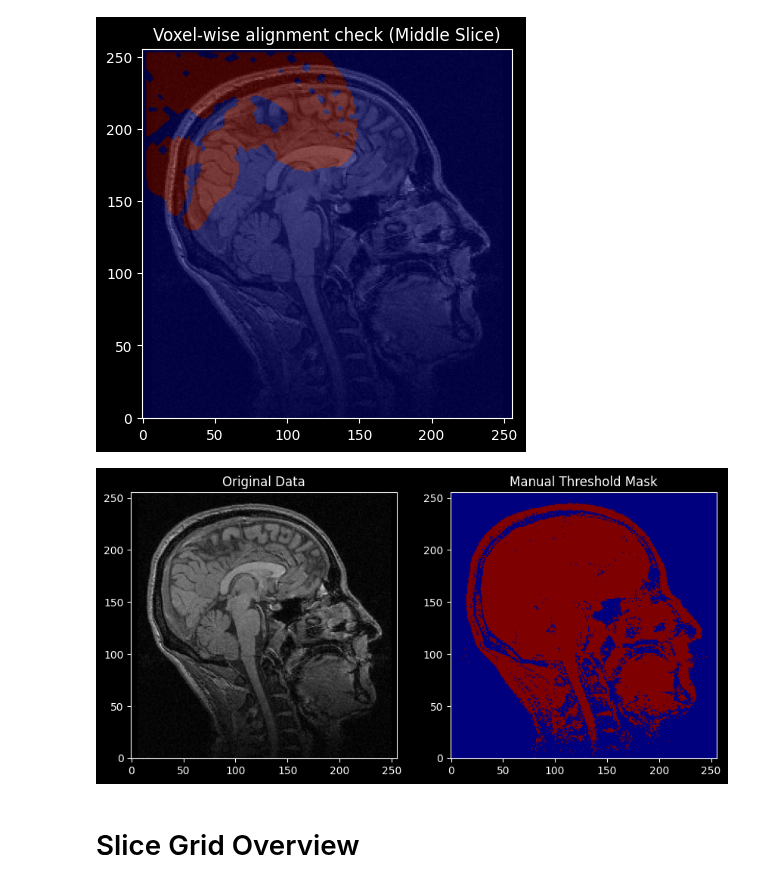
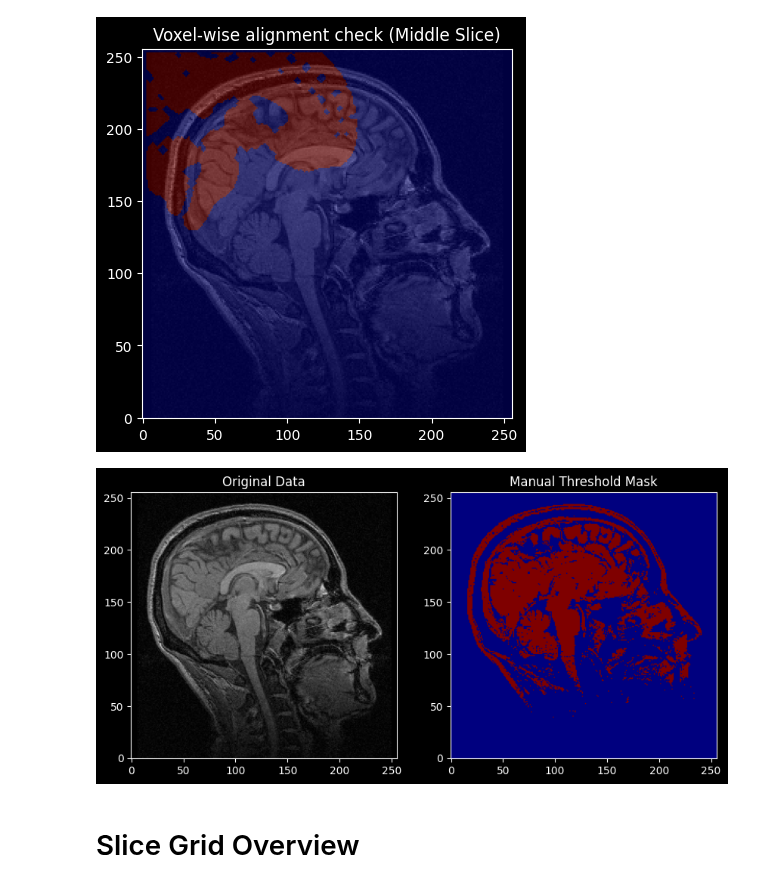
Before and after one commit to Herseybb/fmri-simon-analysis, a Jupyter notebook: notebooks/02_visualization.ipynb, the cells around one changed output. Drawn from its saved outputs; the diff is of its cells as text; code cells hidden in the pictures.

Commit message:
add data preprocessing

```diff
--- a/notebooks/02_visualization.ipynb
+++ b/notebooks/02_visualization.ipynb
@@ -7,7 +7,8 @@ from nilearn import image
 
 plt.style.use("dark_background")
 
-fmri_path = "../data/SIMON_data/SIMON_BIDS/sub-032633/ses-001/anat/sub-032633_ses-001_run-1_T1w.nii.gz"
+# fmri_path = "../data/SIMON_data/SIMON_BIDS/sub-032633/ses-001/anat/sub-032633_ses-001_run-1_T1w.nii.gz"
+fmri_path = "../data/SIMON_BIDS/sub-032633/ses-001/anat/sub-032633_ses-001_run-1_T1w.nii.gz"
 img = nib.load(fmri_path)
 data = img.get_fdata()
 affine = img.affine
@@ -284,24 +328,25 @@ plt.show()
 # %% [output]
 [figure]
 # %%
+x_idx = data.shape[0]//2
 # Create a mask manually based on histogram's 'Brain Tail'
 # Based on your previous plot, brain tissue seems to live between 400 and 2000
 data = img.get_fdata()
 manual_mask = np.zeros_like(data)
-manual_mask[(data > 400) & (data < 2200)] = 1
+manual_mask[(data > 1000) & (data < 2800)] = 1
 
 # Check a slice manually
 plt.figure(figsize=(10, 5))
 plt.subplot(1, 2, 1)
 plt.imshow(data[x_idx, :, :].T, cmap='gray', origin='lower')
 plt.title("Original Data")
 
 plt.subplot(1, 2, 2)
 plt.imshow(manual_mask[x_idx, :, :].T, cmap='jet', origin='lower')
 plt.title("Manual Threshold Mask")
 plt.show()
 # %% [output]
-[figure, old version]
+[figure, new version]
 # %% [markdown]
 # Slice Grid Overview
 # %%
```
Also changed, not shown: parts of 6 cells of this notebook, 3 other files.
